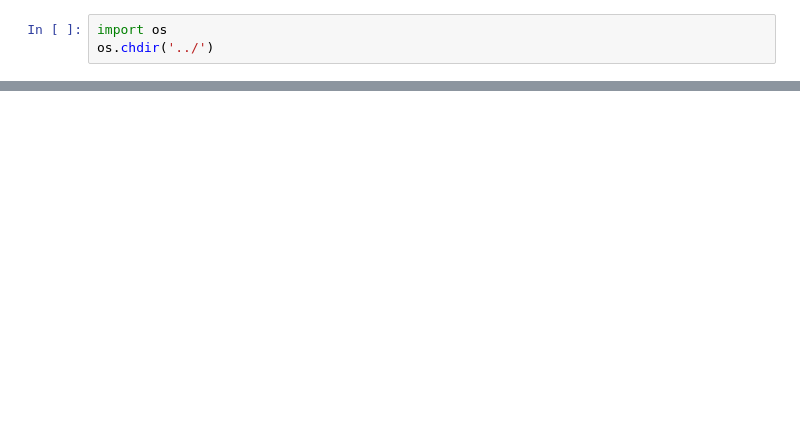
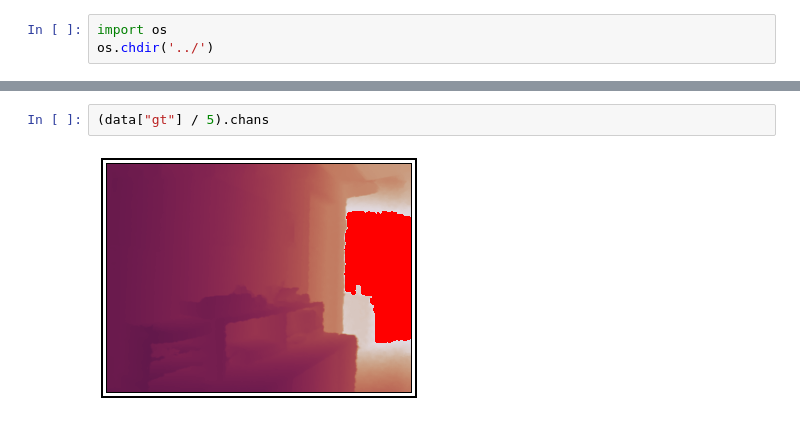
Before and after one commit to jk4011/SparseDC, a Jupyter notebook: notebooks/affine_vs_dbscan.ipynb, the cells around one changed output, grey strips where cells are left out. Drawn from its saved outputs; the diff is of its cells as text; blank space fills up the shorter version.

```diff
--- a/notebooks/affine_vs_dbscan.ipynb
+++ b/notebooks/affine_vs_dbscan.ipynb
@@ -117,0 +33,4 @@ affine_diff.chans
+# %%
+(data["gt"] / 5).chans
+# %% [output]
+[figure, added]
```
Also changed, not shown: parts of 39 cells of this notebook, 6 other files.
